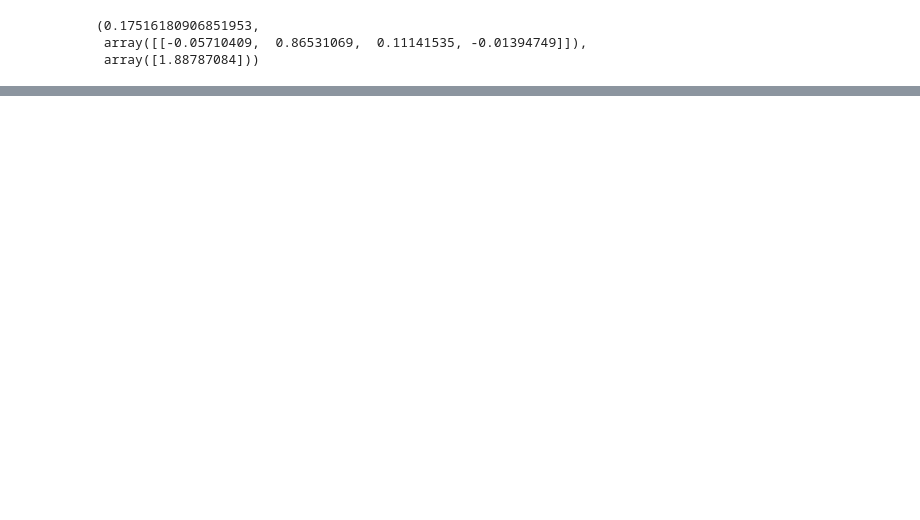
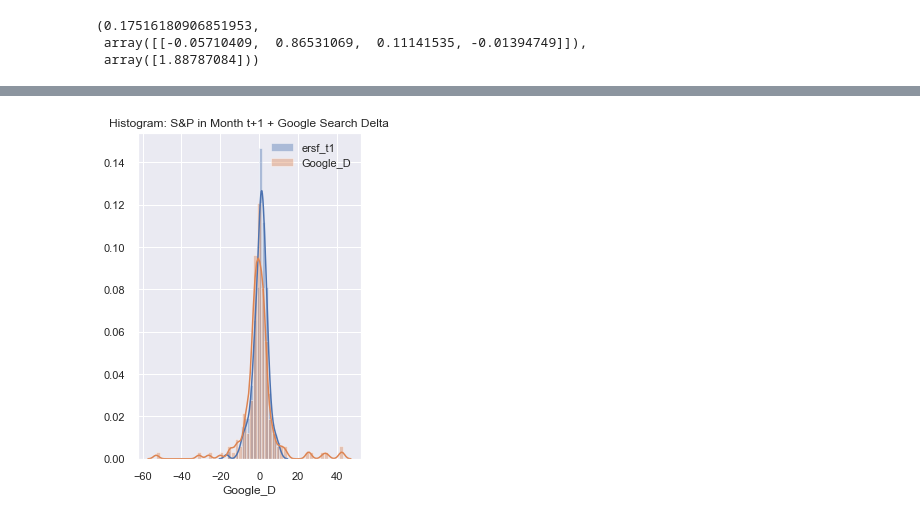
Before and after one commit to maks-p/Momentum_X_Sentiment, a Jupyter notebook: v2_momentum_x_sentiment.ipynb, the cells around one changed output, grey strips where cells are left out. Drawn from its saved outputs; the diff is of its cells as text; code cells hidden in the pictures; blank space fills up the shorter version.

```diff
--- a/v2_momentum_x_sentiment.ipynb
+++ b/v2_momentum_x_sentiment.ipynb
@@ -563,0 +532,8 @@ plt.show();
+# %%
+sns.set()
+fig = plt.figure(figsize=(4,6))
+ax1 = sns.distplot(df04['ersf_t1'])
+ax2 = sns.distplot(df04['Google_D']).set_title('Histogram: S&P in Month t+1 + Google Search Delta')
+plt.legend(y);
+# %% [output]
+[figure, added]
```
Also changed, not shown: parts of 97 cells of this notebook, 6 other files.
